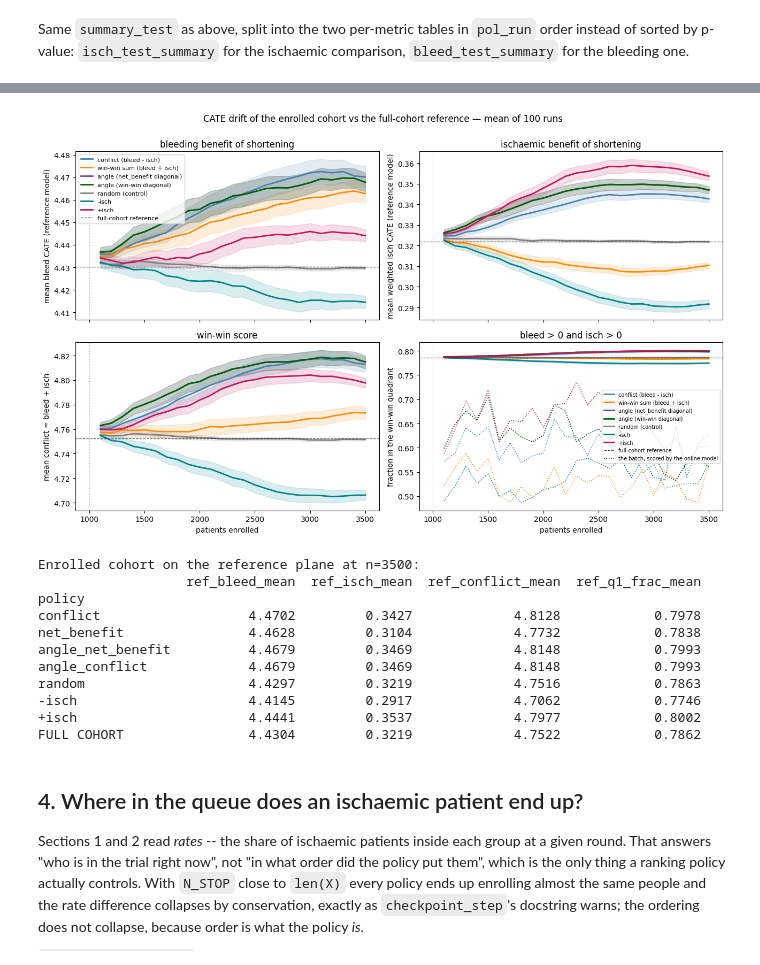
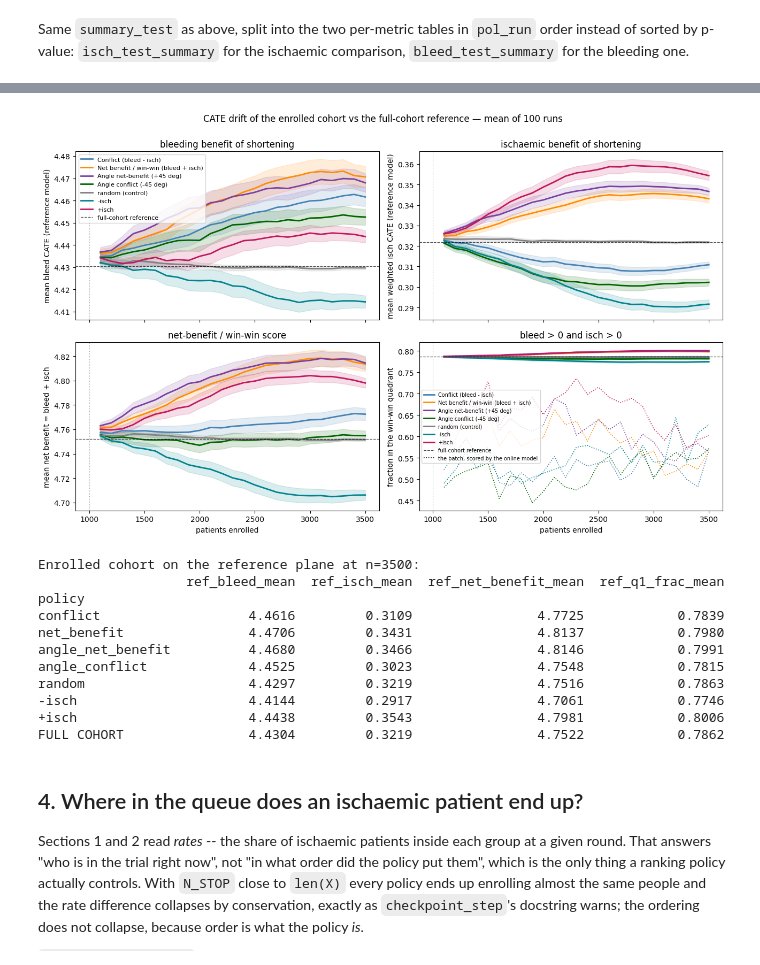
Before and after one commit to TommasoPioda/CATE-estimation-on-the-MASTER-DAPT-trial, a Jupyter notebook: online-learning/notebooks/05_online_learning_policy_comparison_exp.ipynb, the cells around one changed output, grey strips where cells are left out. Cells and saved outputs as stored; diff of their text form; code cells hidden in the pictures.

```diff
--- a/online-learning/notebooks/05_online_learning_policy_comparison_exp.ipynb
+++ b/online-learning/notebooks/05_online_learning_policy_comparison_exp.ipynb
@@ -519,7 +512,7 @@ def run_enrollment(prep, policy='conflict', batch_size=100, c=0.0, verbose=True,
             enr_isch_n=int(ISCH_ANY[enr].sum()), enr_bleed_n=int(BLEED_ANY[enr].sum()),
             # CATE drift, always read off the FROZEN full-cohort reference model
             ref_bleed=float(REF_BLEED[enr].mean()), ref_isch=float(REF_ISCH[enr].mean()),
-            ref_conflict=float((REF_BLEED[enr] + REF_ISCH[enr]).mean()),
+            ref_net_benefit=float((REF_BLEED[enr] + REF_ISCH[enr]).mean()),
             ref_q1_frac=float(REF_Q1[enr].mean()), batch_q1_online=batch_q1_online,
             autoc_lb=autoc_lb, se_bleed=se_bleed, se_isch=se_isch, se_isch_pool=se_isch_pool,
         ))
@@ -647,9 +640,10 @@ def summarise(df, cols):
     return out.reset_index()
 # %%
 results = run_all()
+results["score_convention"] = SCORE_CONVENTION
 
 TRACKED = ['batch_isch_n', 'batch_bleed_n', 'new_isch_n', 'left_isch_n', 'new_n', 'left_n',
-           'ref_bleed', 'ref_isch', 'ref_conflict', 'ref_q1_frac', 'batch_q1_online']
+           'ref_bleed', 'ref_isch', 'ref_net_benefit', 'ref_q1_frac', 'batch_q1_online']
 summary = summarise(results, TRACKED)
 results.to_parquet(RESULTS_PATH)          # re-run the analysis cells below without refitting
 
@@ -677,14 +671,29 @@ random                     4.47       58.46       101.52
 if os.path.exists(RESULTS_PATH):
     print(f"Loading saved results from {RESULTS_PATH}...")
     results = pd.read_parquet(RESULTS_PATH)
-    print(f"Loaded: {len(POLICIES_TO_RUN)} policies x {N_RUNS} runs x {int(results['step'].max()) + 1} rounds")
+    if "score_convention" not in results.columns:
+        # Legacy files used the opposite scalar identifiers. Correct labels only; never values.
+        results["policy"] = results["policy"].replace(
+            {"conflict": "__legacy_win_win__", "net_benefit": "conflict"}
+        ).replace({"__legacy_win_win__": "net_benefit"})
+        if "ref_net_benefit" not in results and "ref_conflict" in results:
+            results = results.rename(columns={"ref_conflict": "ref_net_benefit"})
+        # Both legacy Angle identifiers used +45 degrees. Keep that estimate once as
+        # Angle net-benefit; do not display it as a result for the current -45-degree policy.
+        results = results.loc[results["policy"] != "angle_conflict"].copy()
+        print("Loaded legacy results: scalar labels normalised; duplicate +45-degree "
+              "angle_conflict rows omitted pending rerun.")
+    elif set(results["score_convention"].dropna().astype(str)) != {SCORE_CONVENTION}:
+        raise ValueError("Unexpected scalar score convention in saved results")
+    print(f"Loaded: {results['policy'].nunique()} saved policies x {N_RUNS} runs x "
+          f"{int(results['step'].max()) + 1} rounds")
 else:
     print(f"⚠️  {RESULTS_PATH} not found. Run the cell above (run_all) first.")
 
 # Recalculate summaries and variables for plotting
 if 'results' in locals():
     TRACKED = ['batch_isch_n', 'batch_bleed_n', 'new_isch_n', 'left_isch_n', 'new_n', 'left_n',
-               'ref_bleed', 'ref_isch', 'ref_conflict', 'ref_q1_frac', 'batch_q1_online']
+               'ref_bleed', 'ref_isch', 'ref_net_benefit', 'ref_q1_frac', 'batch_q1_online']
     summary = summarise(results, TRACKED)
 
     CHK = checkpoint_step(results)
@@ -755,7 +764,7 @@ for ax_top, ax_bot, pol in zip(axes[0], axes[1], pol_run):
 
     ax_top.set_title(
         POLICIES[pol]['label'],
-        fontsize=25,
+        fontsize=20,
         color='black'
     )
     ax_bot.set_xlabel('patients enrolled')
@@ -1074,7 +1070,7 @@ fig, axes = plt.subplots(2, 2, figsize=(13, 8), sharex=True)
 
 panels = [('ref_bleed', 'mean bleed CATE (reference model)', FULL_BLEED, 'bleeding benefit of shortening'),
           ('ref_isch', 'mean weighted isch CATE (reference model)', FULL_ISCH, 'ischaemic benefit of shortening'),
-          ('ref_conflict', 'mean conflict = bleed + isch', FULL_CONFLICT, 'win-win score'),
+          ('ref_net_benefit', 'mean net benefit = bleed + isch', FULL_NET_BENEFIT, 'net-benefit / win-win score'),
           ('ref_q1_frac', 'fraction in the win-win quadrant', FULL_Q1, 'bleed > 0 and isch > 0')]
 
 for ax, (col, ylab, full, title) in zip(axes.ravel(), panels):
@@ -1085,47 +1081,47 @@ for ax, (col, ylab, full, title) in zip(axes.ravel(), panels):
         ax.fill_between(s['n'], m - e, m + e, color=POLICIES[pol]['color'], alpha=.15)
     ax.axhline(full, color='k', lw=.9, ls='--', alpha=.7, label='full-cohort reference')
     ax.axvline(N_SEED, color='k', lw=.8, ls=':', alpha=.4)
     ax.set(ylabel=ylab, title=title)
 
 # -- same win-win fraction, but as the ONLINE model that made the pick saw it
 ax = axes[1, 1]
 for pol in pol_run:
     s = summary[summary['policy'] == pol]
     if s['batch_q1_online_mean'].notna().any():
         ax.plot(s['n'], s['batch_q1_online_mean'], color=POLICIES[pol]['color'], lw=1.2, ls=':')
 ax.plot([], [], color='k', lw=1.2, ls=':', label='the batch, scored by the online model')
 ax.legend(fontsize=7)
 
 axes[1, 0].set_xlabel('patients enrolled')
 axes[1, 1].set_xlabel('patients enrolled')
 axes[0, 0].legend(fontsize=8)
 fig.suptitle(f'CATE drift of the enrolled cohort vs the full-cohort reference — mean of {N_RUNS} runs',
              y=1.00)
 plt.tight_layout()
 plt.show()
 
 drift = (summary[summary['step'] == CHK]
-         .set_index('policy')[['ref_bleed_mean', 'ref_isch_mean', 'ref_conflict_mean', 'ref_q1_frac_mean']]
+         .set_index('policy')[['ref_bleed_mean', 'ref_isch_mean', 'ref_net_benefit_mean', 'ref_q1_frac_mean']]
          .reindex(pol_run))
-drift.loc['FULL COHORT'] = [FULL_BLEED, FULL_ISCH, FULL_CONFLICT, FULL_Q1]
+drift.loc['FULL COHORT'] = [FULL_BLEED, FULL_ISCH, FULL_NET_BENEFIT, FULL_Q1]
 for ax in axes.ravel():
     ax.axvline(CHK_N, color='k', lw=.8, ls='-', alpha=.25)
 
 print(f'Enrolled cohort on the reference plane at n={CHK_N}:')
 print(drift.round(4).to_string())
 # %% [output]
-[figure, old version]
+[figure, new version]
 Enrolled cohort on the reference plane at n=3500:
-                   ref_bleed_mean  ref_isch_mean  ref_conflict_mean  ref_q1_frac_mean
+                   ref_bleed_mean  ref_isch_mean  ref_net_benefit_mean  ref_q1_frac_mean
 policy
-conflict                   4.4702         0.3427             4.8128            0.7978
-net_benefit                4.4628         0.3104             4.7732            0.7838
-angle_net_benefit          4.4679         0.3469             4.8148            0.7993
-angle_conflict             4.4679         0.3469             4.8148            0.7993
-random                     4.4297         0.3219             4.7516            0.7863
--isch                      4.4145         0.2917             4.7062            0.7746
-+isch                      4.4441         0.3537             4.7977            0.8002
-FULL COHORT                4.4304         0.3219             4.7522            0.7862
+conflict                   4.4616         0.3109                4.7725            0.7839
+net_benefit                4.4706         0.3431                4.8137            0.7980
+angle_net_benefit          4.4680         0.3466                4.8146            0.7991
+angle_conflict             4.4525         0.3023                4.7548            0.7815
+random                     4.4297         0.3219                4.7516            0.7863
+-isch                      4.4144         0.2917                4.7061            0.7746
++isch                      4.4438         0.3543                4.7981            0.8006
+FULL COHORT                4.4304         0.3219                4.7522            0.7862
 # %% [markdown]
 ## 4. Where in the queue does an ischaemic patient end up?
 
```
Also changed, not shown: parts of 23 cells of this notebook, 49 other files.
